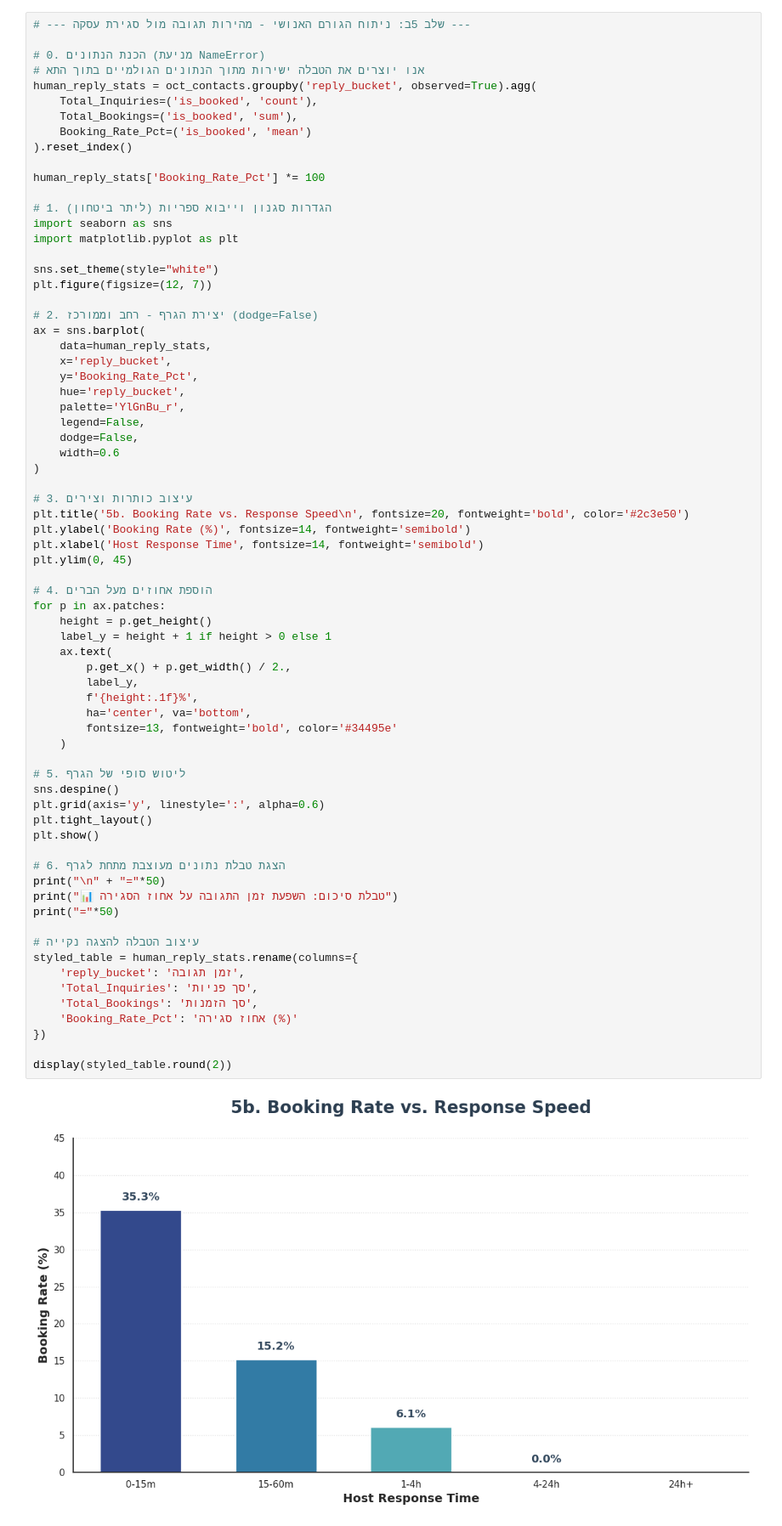
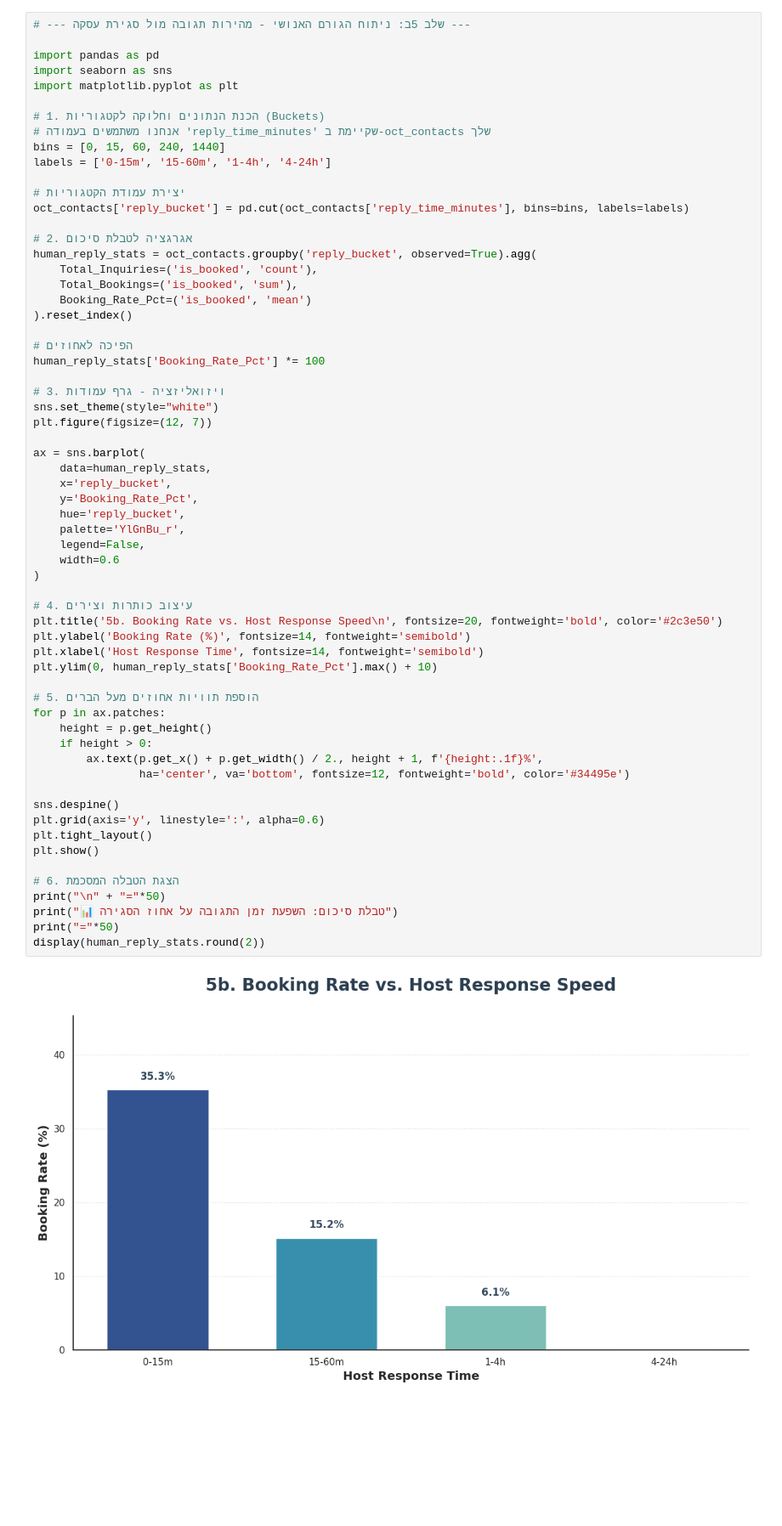
Before and after one commit to nemiys/Project-3---Airbnb-Dublin-, a Jupyter notebook: AirbnbDablin.ipynb, the cells around one changed output. Shown at 85% size. Saved outputs shown, nothing was run; the diff lists cells and outputs as text; blank space fills up the shorter version.

```diff
--- a/AirbnbDablin.ipynb
+++ b/AirbnbDablin.ipynb
@@ -1435,75 +1435,67 @@ display(human_msg_stats.round(2))
 # %%
 # --- שלב 5ב: ניתוח הגורם האנושי - מהירות תגובה מול סגירת עסקה ---
 
-# 0. הכנת הנתונים (מניעת NameError)
-# אנו יוצרים את הטבלה ישירות מתוך הנתונים הגולמיים בתוך התא
+import pandas as pd
+import seaborn as sns
+import matplotlib.pyplot as plt
+
+# 1. הכנת הנתונים וחלוקה לקטגוריות (Buckets)
+# אנחנו משתמשים בעמודה 'reply_time_minutes' שקיימת ב-oct_contacts שלך
+bins = [0, 15, 60, 240, 1440]
+labels = ['0-15m', '15-60m', '1-4h', '4-24h']
+
+# יצירת עמודת הקטגוריות
+oct_contacts['reply_bucket'] = pd.cut(oct_contacts['reply_time_minutes'], bins=bins, labels=labels)
+
+# 2. אגרגציה לטבלת סיכום
 human_reply_stats = oct_contacts.groupby('reply_bucket', observed=True).agg(
     Total_Inquiries=('is_booked', 'count'),
     Total_Bookings=('is_booked', 'sum'),
     Booking_Rate_Pct=('is_booked', 'mean')
 ).reset_index()
 
+# הפיכה לאחוזים
 human_reply_stats['Booking_Rate_Pct'] *= 100
 
-# 1. הגדרות סגנון וייבוא ספריות (ליתר ביטחון)
-import seaborn as sns
-import matplotlib.pyplot as plt
-
+# 3. ויזואליזציה - גרף עמודות
 sns.set_theme(style="white")
 plt.figure(figsize=(12, 7))
 
-# 2. יצירת הגרף - רחב וממורכז (dodge=False)
 ax = sns.barplot(
     data=human_reply_stats,
     x='reply_bucket',
     y='Booking_Rate_Pct',
     hue='reply_bucket',
     palette='YlGnBu_r',
     legend=False,
-    dodge=False,
     width=0.6
 )
 
-# 3. עיצוב כותרות וצירים
-plt.title('5b. Booking Rate vs. Response Speed\n', fontsize=20, fontweight='bold', color='#2c3e50')
+# 4. עיצוב כותרות וצירים
+plt.title('5b. Booking Rate vs. Host Response Speed\n', fontsize=20, fontweight='bold', color='#2c3e50')
 plt.ylabel('Booking Rate (%)', fontsize=14, fontweight='semibold')
 plt.xlabel('Host Response Time', fontsize=14, fontweight='semibold')
-plt.ylim(0, 45)
+plt.ylim(0, human_reply_stats['Booking_Rate_Pct'].max() + 10)
 
-# 4. הוספת אחוזים מעל הברים
+# 5. הוספת תוויות אחוזים מעל הברים
 for p in ax.patches:
     height = p.get_height()
-    label_y = height + 1 if height > 0 else 1
-    ax.text(
-        p.get_x() + p.get_width() / 2.,
-        label_y,
-        f'{height:.1f}%',
-        ha='center', va='bottom',
-        fontsize=13, fontweight='bold', color='#34495e'
-    )
+    if height > 0:
+        ax.text(p.get_x() + p.get_width() / 2., height + 1, f'{height:.1f}%',
+                ha='center', va='bottom', fontsize=12, fontweight='bold', color='#34495e')
 
-# 5. ליטוש סופי של הגרף
 sns.despine()
 plt.grid(axis='y', linestyle=':', alpha=0.6)
 plt.tight_layout()
 plt.show()
 
-# 6. הצגת טבלת נתונים מעוצבת מתחת לגרף
+# 6. הצגת הטבלה המסכמת
 print("\n" + "="*50)
 print("📊 טבלת סיכום: השפעת זמן התגובה על אחוז הסגירה")
 print("="*50)
-
-# עיצוב הטבלה להצגה נקייה
-styled_table = human_reply_stats.rename(columns={
-    'reply_bucket': 'זמן תגובה',
-    'Total_Inquiries': 'סך פניות',
-    'Total_Bookings': 'סך הזמנות',
-    'Booking_Rate_Pct': 'אחוז סגירה (%)'
-})
-
-display(styled_table.round(2))
+display(human_reply_stats.round(2))
 # %% [output]
-[figure, old version]
+[figure, new version]
 ==================================================
 📊 טבלת סיכום: השפעת זמן התגובה על אחוז הסגירה
 ==================================================
```
Also changed, not shown: parts of 1 cell of this notebook.
